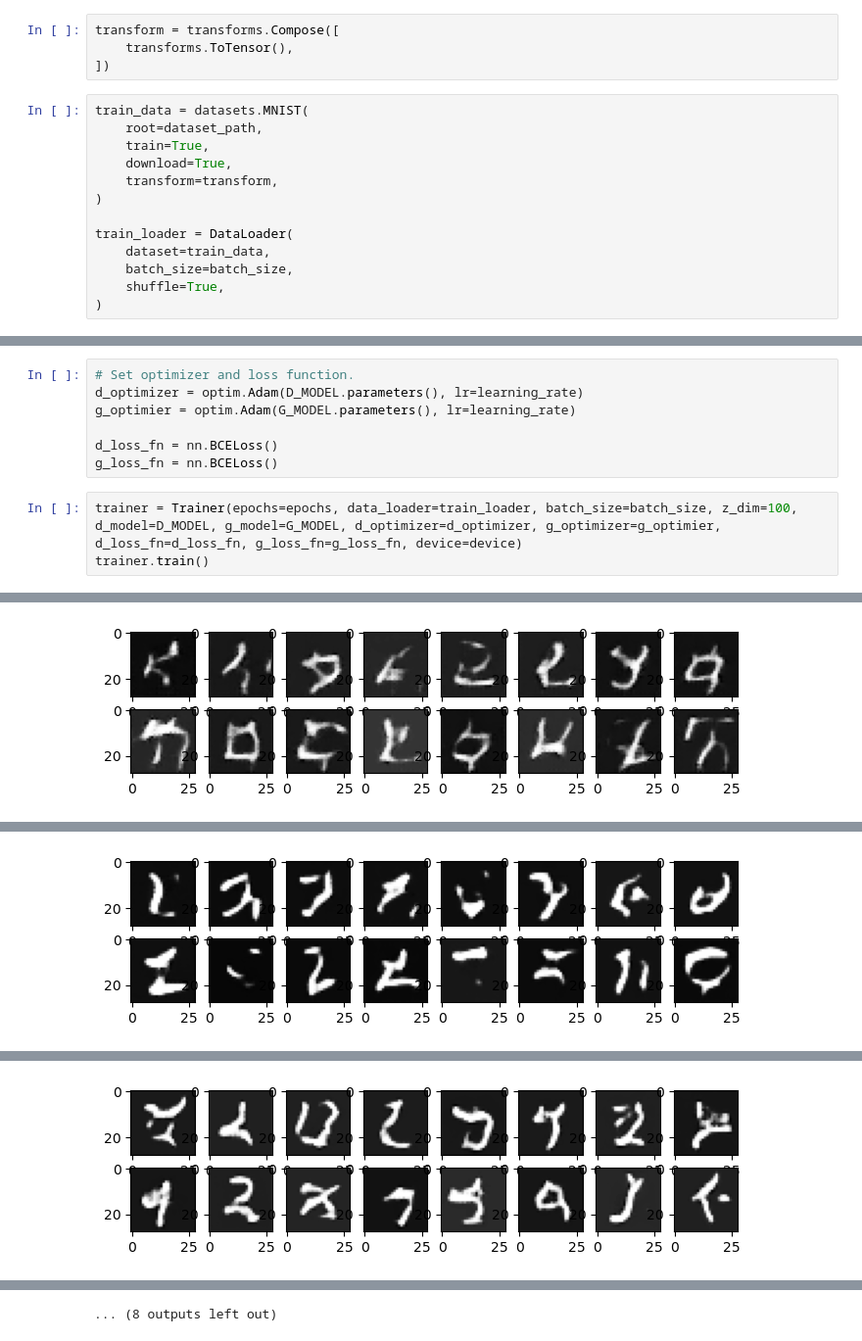
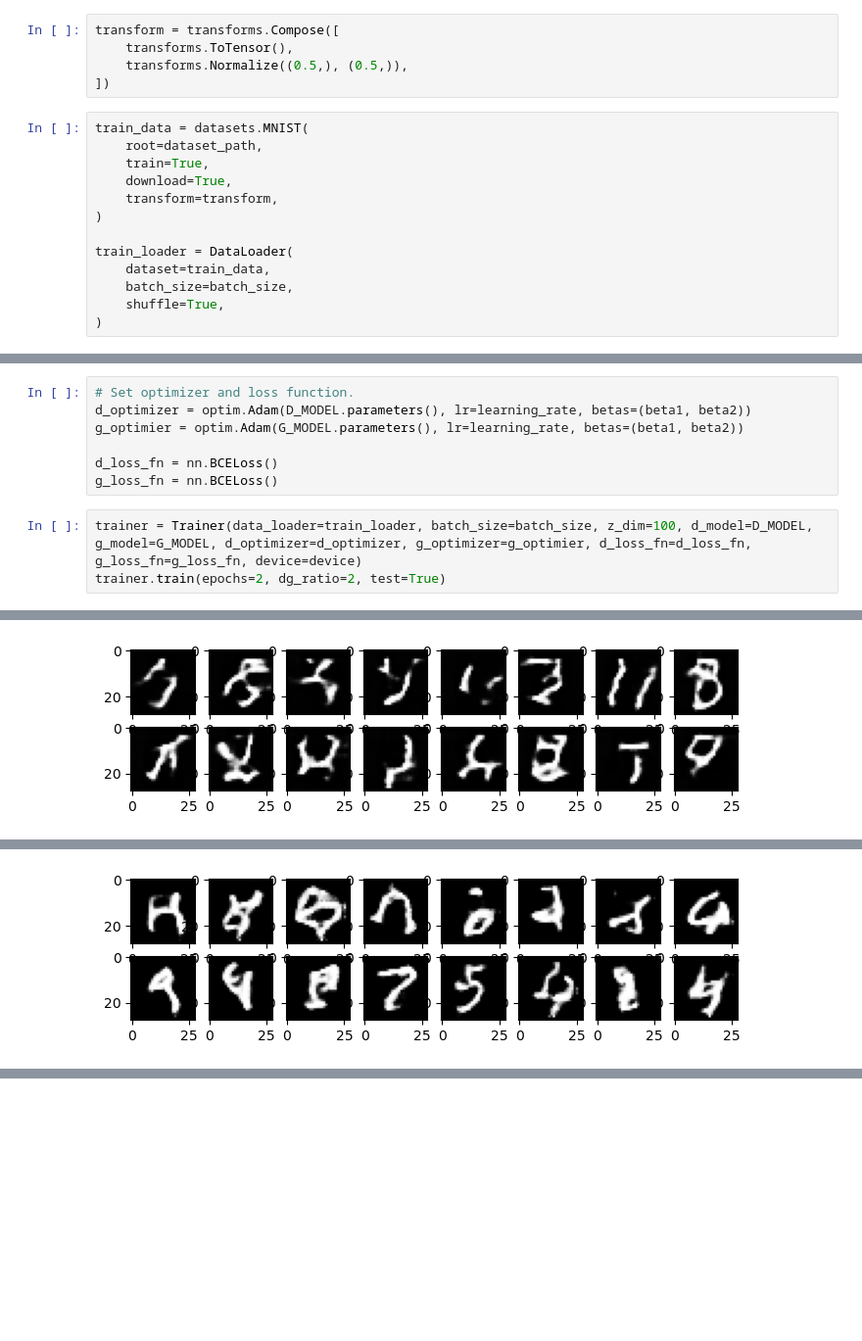
Before and after one commit to 91d906h4/MNIST-C-DCGAN, a Jupyter notebook: src/main.ipynb, the cells around one changed output, grey strips where cells are left out. Shown: that part at 98% size. Drawn from its saved outputs; the diff is of its cells as text; blank space fills up the shorter version.

```diff
--- a/src/main.ipynb
+++ b/src/main.ipynb
@@ -35,6 +35,7 @@ torch.backends.cudnn.deterministic = True
 # %%
 transform = transforms.Compose([
     transforms.ToTensor(),
+    transforms.Normalize((0.5,), (0.5,)),
 ])
 # %%
 train_data = datasets.MNIST(
@@ -103,12 +104,12 @@ Estimated Total Size (MB): 16.04
 ----------------------------------------------------------------
 # %%
 # Set optimizer and loss function.
-d_optimizer = optim.Adam(D_MODEL.parameters(), lr=learning_rate)
-g_optimier = optim.Adam(G_MODEL.parameters(), lr=learning_rate)
+d_optimizer = optim.Adam(D_MODEL.parameters(), lr=learning_rate, betas=(beta1, beta2))
+g_optimier = optim.Adam(G_MODEL.parameters(), lr=learning_rate, betas=(beta1, beta2))
 
 d_loss_fn = nn.BCELoss()
 g_loss_fn = nn.BCELoss()
 # %%
-trainer = Trainer(epochs=epochs, data_loader=train_loader, batch_size=batch_size, z_dim=100, d_model=D_MODEL, g_model=G_MODEL, d_optimizer=d_optimizer, g_optimizer=g_optimier, d_loss_fn=d_loss_fn, g_loss_fn=g_loss_fn, device=device)
-trainer.train()
+trainer = Trainer(data_loader=train_loader, batch_size=batch_size, z_dim=100, d_model=D_MODEL, g_model=G_MODEL, d_optimizer=d_optimizer, g_optimizer=g_optimier, d_loss_fn=d_loss_fn, g_loss_fn=g_loss_fn, device=device)
+trainer.train(epochs=2, dg_ratio=2, test=True)
 # %% [output]
@@ -116 +117 @@ Epoch: 0 | Time: 111.531 | D Loss: 0.058 | G Loss: 5.025
-[figure, old version]
+[figure, new version]
@@ -118 +119 @@ Epoch: 1 | Time: 110.008 | D Loss: 0.073 | G Loss: 6.012
-[figure, old version]
+[figure, new version]
@@ -120 +119,0 @@ Epoch: 2 | Time: 106.348 | D Loss: 0.104 | G Loss: 6.349
-[figure, removed]
@@ -127 +119,0 @@ Epoch: 5 | Time: 102.653 | D Loss: 0.111 | G Loss: 6.850
-... (8 outputs left out)
```
Also changed, not shown: parts of 3 cells of this notebook.
